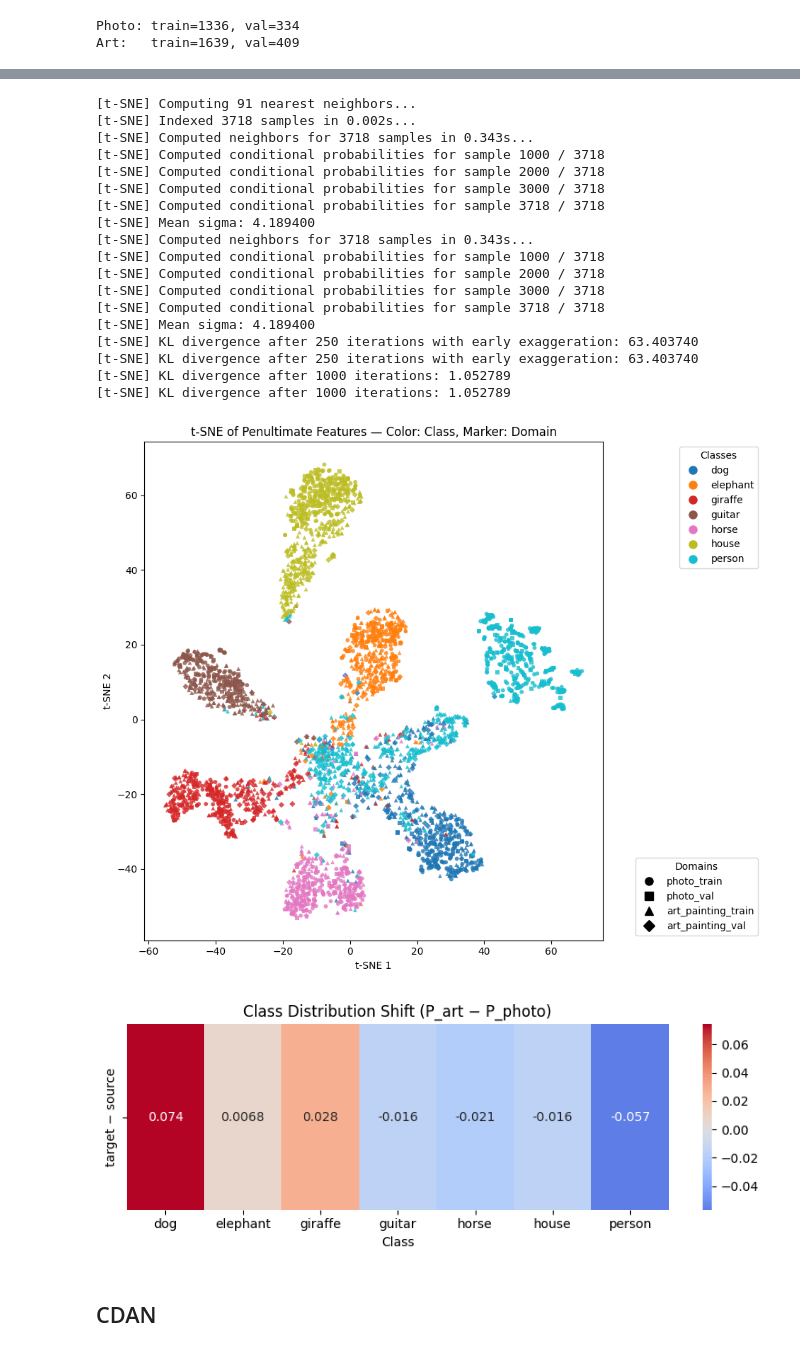
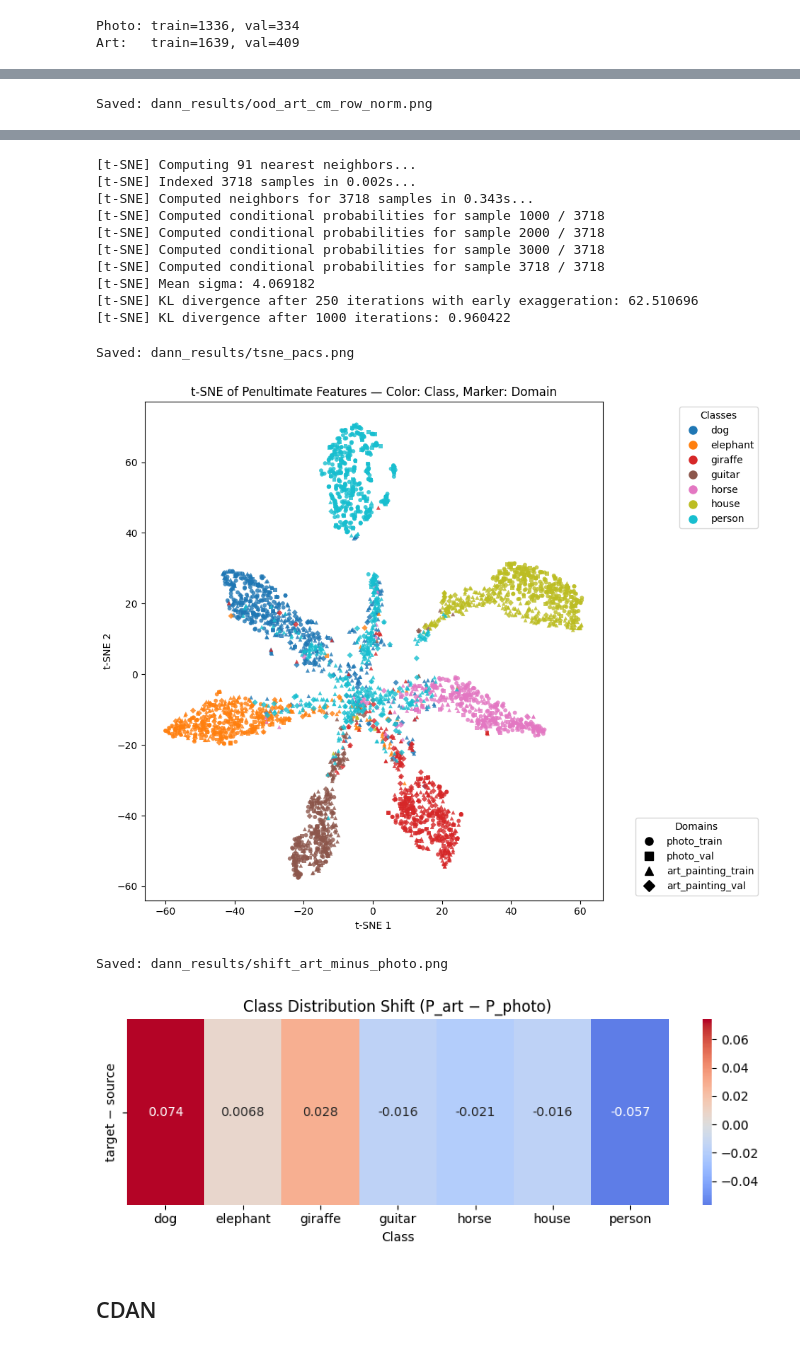
Before and after one commit to faaiz004/ATML-PA2, a Jupyter notebook: Task1.ipynb, the cells around one changed output, grey strips where cells are left out. Saved outputs shown, nothing was run; the diff lists cells and outputs as text; code cells hidden in the pictures.

```diff
--- a/Task1.ipynb
+++ b/Task1.ipynb
@@ -194,7 +199,8 @@ def tsne_penultimate_features(
     class_names: list[str] | None = None,
     num_classes: int | None = None,
     show_plot: bool = True,
-    save_path: str | None = None,
+    save_dir: str | None = None,
+    save_filename: str = "tsne_features.png",
 ):
     """
     Extracts penultimate features from each provided loader, runs 2D t-SNE, and plots
@@ -274,8 +280,14 @@ def tsne_penultimate_features(
         plt.legend(handles=domain_handles, title="Domains",
                    loc="lower right", bbox_to_anchor=(1.35, 0.0))
         plt.tight_layout()
-        if save_path:
+
+        # Save to directory if specified
+        if save_dir:
+            os.makedirs(save_dir, exist_ok=True)
+            save_path = os.path.join(save_dir, save_filename)
             plt.savefig(save_path, dpi=200, bbox_inches="tight")
+            print(f"Saved: {save_path}")
+
         plt.show()
 
     return {"Z": Z, "y": y, "domains": d, "class_names": class_names}
@@ -287,7 +299,8 @@ def plot_class_distribution_shift(
     num_classes: int | None = None,
     title: str = "Class Distribution Shift (P_target − P_source)",
     show_plot: bool = True,
-    save_path: str | None = None,
+    save_dir: str | None = None,
+    save_filename: str = "class_distribution_shift.png",
 ):
     """
     Computes p_source(y), p_target(y), and plots a 1×C heatmap of (target − source).
@@ -311,8 +324,14 @@ def plot_class_distribution_shift(
                     xticklabels=class_names, yticklabels=["target − source"])
         plt.title(title); plt.xlabel("Class")
         plt.tight_layout()
-        if save_path:
+
+        # Save to directory if specified
+        if save_dir:
+            os.makedirs(save_dir, exist_ok=True)
+            save_path = os.path.join(save_dir, save_filename)
             plt.savefig(save_path, dpi=200, bbox_inches="tight")
+            print(f"Saved: {save_path}")
+
         plt.show()
 
     return {
@@ -810,8 +831,17 @@ model = model.to(device)
 # %%
+## load the model weights and evaluate ##
+model = DANN(num_classes=7)
+model.load_state_dict(torch.load("DANN_Model/DANN_photo2art.pth"))
+model = model.to(device)
+
+# Create results directory
+results_dir = "dann_results"
+
 # 1) OOD evaluation on art_painting
 eval_art = evaluate_with_reports(
     model, art_val_loader, device="cuda",
-    desc="OOD [art_painting]", show_plots=True, save_prefix="ood_art"
+    desc="OOD [art_painting]", show_plots=True,
+    save_dir=results_dir, save_prefix="ood_art"
 )
 
 # 2) t-SNE across photo_train, photo_val, art_painting
@@ -826,7 +856,8 @@ tsne_out = tsne_penultimate_features(
     },
     device="cuda",
     max_per_split=None,   # or an int for speed
-    save_path="tsne_pacs.png"
+    save_dir=results_dir,
+    save_filename="tsne_pacs.png"
 )
 
 # 3) Class-distribution shift: photo_train vs art_painting
@@ -834,7 +865,8 @@ shift = plot_class_distribution_shift(
     source_loader=photo_train_loader,
     target_loader=art_train_loader,
     title="Class Distribution Shift (P_art − P_photo)",
-    save_path="shift_art_minus_photo.png"
+    save_dir=results_dir,
+    save_filename="shift_art_minus_photo.png"
 )
 # %% [output]
 === OOD [art_painting] Results ===
@@ -857,23 +891,18 @@ weighted avg     0.7483    0.7042    0.6936       409
+Saved: dann_results/ood_art_cm_row_norm.png
 [figure]
-[t-SNE] Computing 91 nearest neighbors...
-[t-SNE] Indexed 3718 samples in 0.002s...
-[t-SNE] Computed neighbors for 3718 samples in 0.343s...
-[t-SNE] Computed conditional probabilities for sample 1000 / 3718
-[t-SNE] Computed conditional probabilities for sample 2000 / 3718
-[t-SNE] Computed conditional probabilities for sample 3000 / 3718
-[t-SNE] Computed conditional probabilities for sample 3718 / 3718
-[t-SNE] Mean sigma: 4.189400
-[t-SNE] Computed neighbors for 3718 samples in 0.343s...
-[t-SNE] Computed conditional probabilities for sample 1000 / 3718
-[t-SNE] Computed conditional probabilities for sample 2000 / 3718
-[t-SNE] Computed conditional probabilities for sample 3000 / 3718
-[t-SNE] Computed conditional probabilities for sample 3718 / 3718
-[t-SNE] Mean sigma: 4.189400
-[t-SNE] KL divergence after 250 iterations with early exaggeration: 63.403740
-[t-SNE] KL divergence after 250 iterations with early exaggeration: 63.403740
-[t-SNE] KL divergence after 1000 iterations: 1.052789
-[t-SNE] KL divergence after 1000 iterations: 1.052789
+[t-SNE] Computing 91 nearest neighbors...
+[t-SNE] Indexed 3718 samples in 0.002s...
+[t-SNE] Computed neighbors for 3718 samples in 0.343s...
+[t-SNE] Computed conditional probabilities for sample 1000 / 3718
+[t-SNE] Computed conditional probabilities for sample 2000 / 3718
+[t-SNE] Computed conditional probabilities for sample 3000 / 3718
+[t-SNE] Computed conditional probabilities for sample 3718 / 3718
+[t-SNE] Mean sigma: 4.069182
+[t-SNE] KL divergence after 250 iterations with early exaggeration: 62.510696
+[t-SNE] KL divergence after 1000 iterations: 0.960422
+Saved: dann_results/tsne_pacs.png
-[figure, old version]
+[figure, new version]
+Saved: dann_results/shift_art_minus_photo.png
 [figure]
 # %% [markdown]
 ## CDAN ##
```
Also changed, not shown: parts of 13 cells of this notebook, 2 other files.
